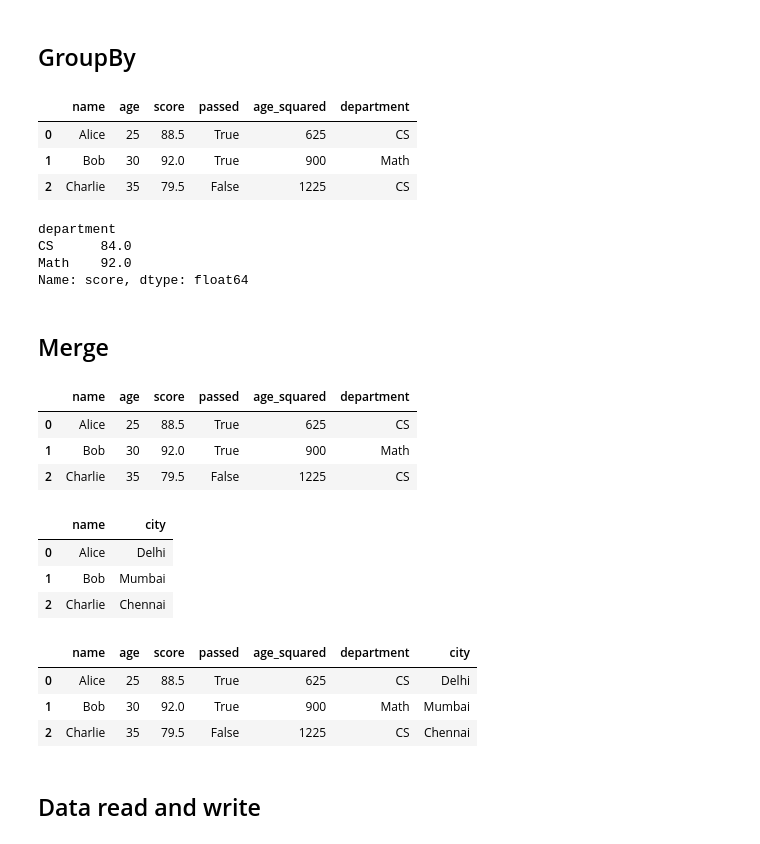
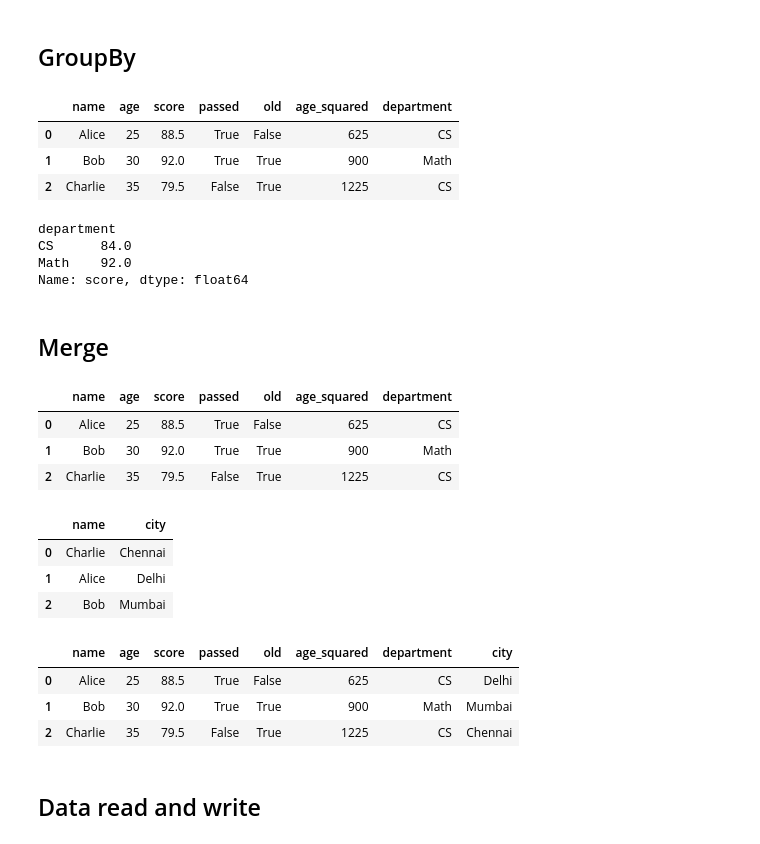
Before and after one commit to arghyadutta/intro-python-r, a Jupyter notebook: 8-pandas-intro.ipynb, the cells around one changed output. Cells and saved outputs as stored; diff of their text form; code cells hidden in the pictures.

```diff
--- a/8-pandas-intro.ipynb
+++ b/8-pandas-intro.ipynb
@@ -147,7 +169,9 @@ print(df[(df['age'] > 25) & (df['score'] > 80)])
 ## Operations and column manipulations
 # %%
 # New column
+df
 df["passed"] = df["score"] >= 85
+df["old"] = df["age"] > 25
 df
 
 # Vectorized (preferred)
@@ -197,10 +225,10 @@ df['department'] = ['CS', 'Math', 'CS']
 df
 df.groupby('department')['score'].mean()
 # %% [output]
-|  | name | age | score | passed | age_squared | department |
-| 0 | Alice | 25 | 88.5 | True | 625 | CS |
-| 1 | Bob | 30 | 92.0 | True | 900 | Math |
-| 2 | Charlie | 35 | 79.5 | False | 1225 | CS |
+|  | name | age | score | passed | old | age_squared | department |
+| 0 | Alice | 25 | 88.5 | True | False | 625 | CS |
+| 1 | Bob | 30 | 92.0 | True | True | 900 | Math |
+| 2 | Charlie | 35 | 79.5 | False | True | 1225 | CS |
 department
 CS      84.0
 Math    92.0
@@ -209,25 +237,25 @@ Name: score, dtype: float64
 ## Merge
 # %%
 info = pd.DataFrame({
-    'name': ['Alice', 'Bob', 'Charlie'],
-    'city': ['Delhi', 'Mumbai', 'Chennai']
+    'name': ['Charlie','Alice', 'Bob'],
+    'city': ['Chennai','Delhi', 'Mumbai']
 })
 df
 info
 pd.merge(df, info, on='name')
 # %% [output]
-|  | name | age | score | passed | age_squared | department |
-| 0 | Alice | 25 | 88.5 | True | 625 | CS |
-| 1 | Bob | 30 | 92.0 | True | 900 | Math |
-| 2 | Charlie | 35 | 79.5 | False | 1225 | CS |
+|  | name | age | score | passed | old | age_squared | department |
+| 0 | Alice | 25 | 88.5 | True | False | 625 | CS |
+| 1 | Bob | 30 | 92.0 | True | True | 900 | Math |
+| 2 | Charlie | 35 | 79.5 | False | True | 1225 | CS |
 |  | name | city |
-| 0 | Alice | Delhi |
-| 1 | Bob | Mumbai |
-| 2 | Charlie | Chennai |
+| 0 | Charlie | Chennai |
+| 1 | Alice | Delhi |
+| 2 | Bob | Mumbai |
-|  | name | age | score | passed | age_squared | department | city |
-| 0 | Alice | 25 | 88.5 | True | 625 | CS | Delhi |
-| 1 | Bob | 30 | 92.0 | True | 900 | Math | Mumbai |
-| 2 | Charlie | 35 | 79.5 | False | 1225 | CS | Chennai |
+|  | name | age | score | passed | old | age_squared | department | city |
+| 0 | Alice | 25 | 88.5 | True | False | 625 | CS | Delhi |
+| 1 | Bob | 30 | 92.0 | True | True | 900 | Math | Mumbai |
+| 2 | Charlie | 35 | 79.5 | False | True | 1225 | CS | Chennai |
 # %% [markdown]
 ## Data read and write
 # %%
```
Also changed, not shown: parts of 6 cells of this notebook, 5 other files.
